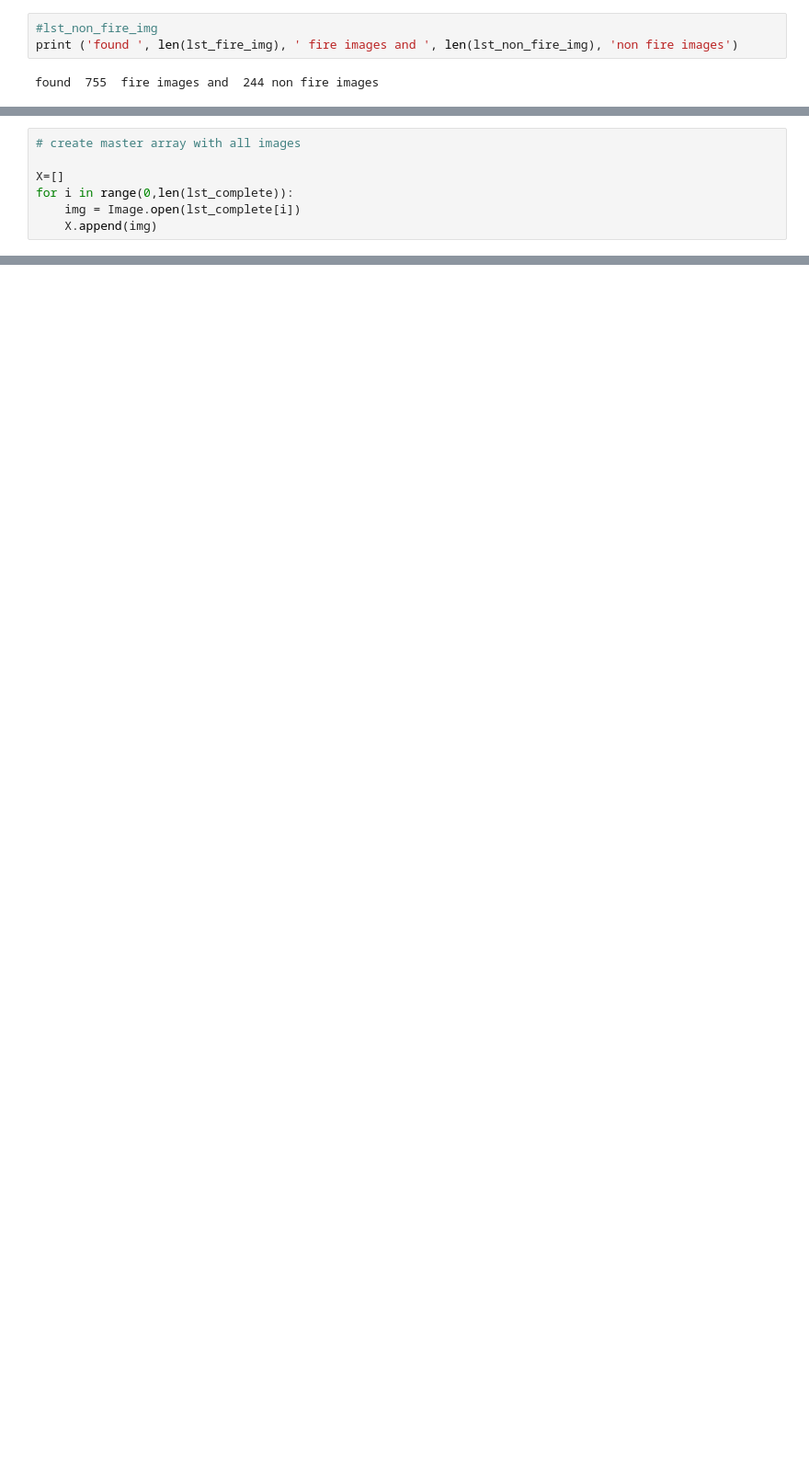
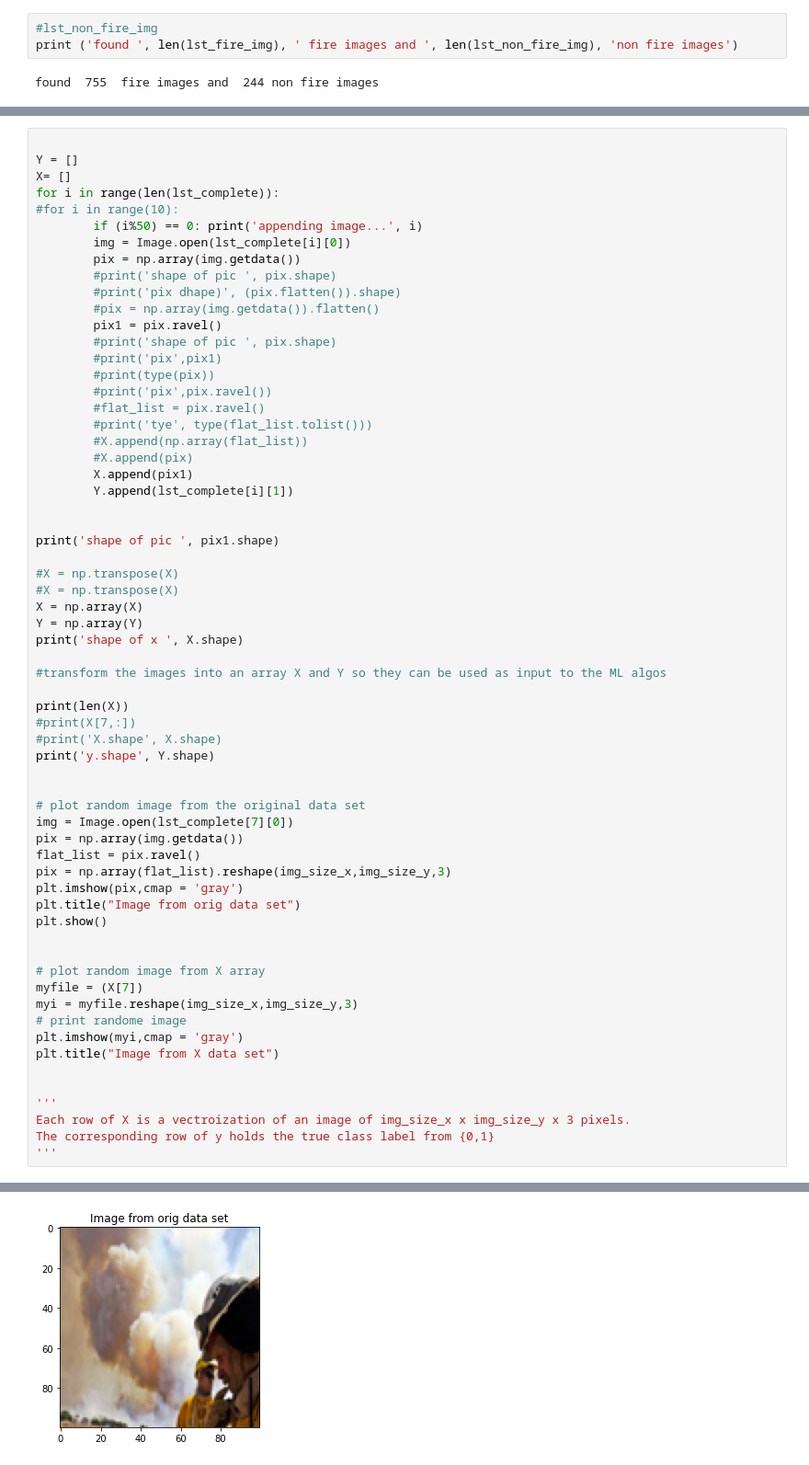
Before and after one commit to SophiaVeronese/Math156_project, a Jupyter notebook: FireCode.ipynb, the cells around one changed output, grey strips where cells are left out. Shown at 92% size. Drawn from its saved outputs; the diff is of its cells as text; blank space fills up the shorter version.

```diff
--- a/FireCode.ipynb
+++ b/FireCode.ipynb
@@ -190,7 +190,0 @@ print(lst_images_random[0])
-# %%
-# create master array with all images
-
-X=[]
-for i in range(0,len(lst_complete)):
-    img = Image.open(lst_complete[i])
-    X.append(img)
@@ -198,0 +191,64 @@ AttributeError: 'list' object has no attribute 'read'
+# %%
+
+Y = []
+X= []
+for i in range(len(lst_complete)):
+#for i in range(10):
+        if (i%50) == 0: print('appending image...', i)
+        img = Image.open(lst_complete[i][0])
+        pix = np.array(img.getdata())
+        #print('shape of pic ', pix.shape)
+        #print('pix dhape)', (pix.flatten()).shape)
+        #pix = np.array(img.getdata()).flatten()
+        pix1 = pix.ravel()
+        #print('shape of pic ', pix.shape)
+        #print('pix',pix1)
+        #print(type(pix))
+        #print('pix',pix.ravel())
+        #flat_list = pix.ravel()
+        #print('tye', type(flat_list.tolist()))
+        #X.append(np.array(flat_list))
+        #X.append(pix)
+        X.append(pix1)
+        Y.append(lst_complete[i][1])
+
+
+print('shape of pic ', pix1.shape)
+
+#X = np.transpose(X)
+#X = np.transpose(X)
+X = np.array(X)
+Y = np.array(Y)
+print('shape of x ', X.shape)
+
+#transform the images into an array X and Y so they can be used as input to the ML algos
+
+print(len(X))
+#print(X[7,:])
+#print('X.shape', X.shape)
+print('y.shape', Y.shape)
+
+
+# plot random image from the original data set
+img = Image.open(lst_complete[7][0])
+pix = np.array(img.getdata())
+flat_list = pix.ravel()
+pix = np.array(flat_list).reshape(img_size_x,img_size_y,3)
+plt.imshow(pix,cmap = 'gray')
+plt.title("Image from orig data set")
+plt.show()
+
+
+# plot random image from X array
+myfile = (X[7])
+myi = myfile.reshape(img_size_x,img_size_y,3)
+# print randome image
+plt.imshow(myi,cmap = 'gray')
+plt.title("Image from X data set")
+
+
+'''
+Each row of X is a vectroization of an image of img_size_x x img_size_y x 3 pixels.
+The corresponding row of y holds the true class label from {0,1}
+'''
+# %% [output]
@@ -198,0 +272 @@ AttributeError: 'list' object has no attribute 'read'
+[figure, added]
```
Also changed, not shown: parts of 13 cells of this notebook.
